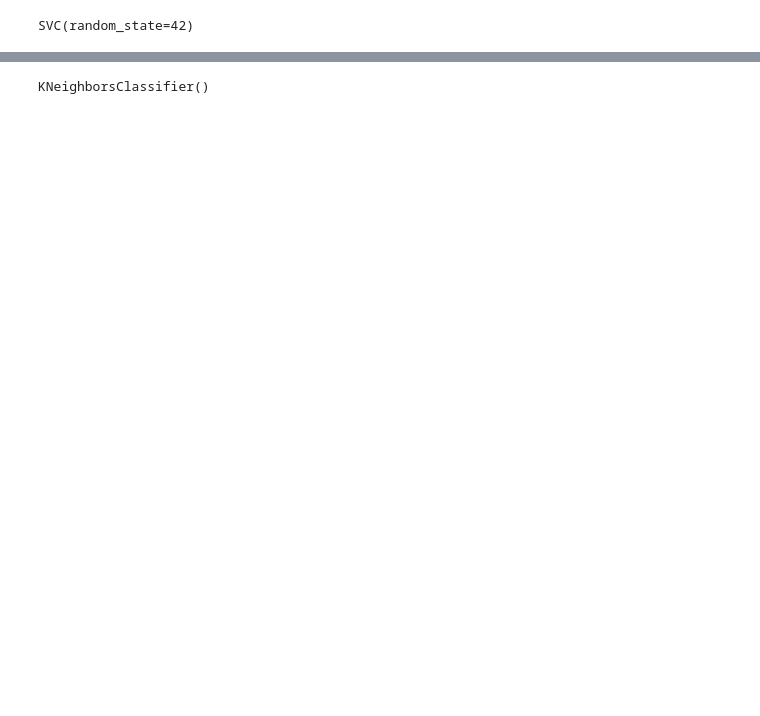
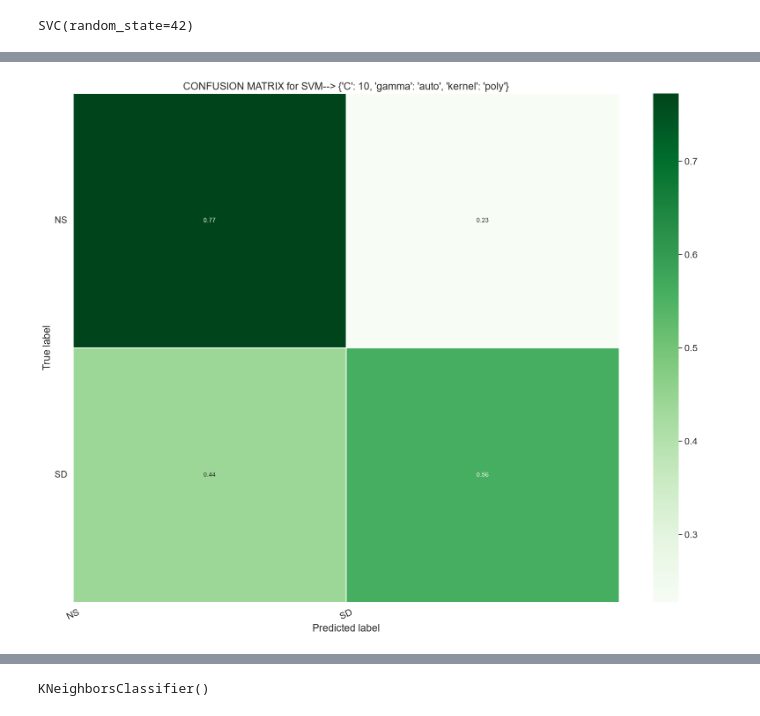
Before and after one commit to SuvaneshBaskaran404/EEG_normal_sleep_v-s_sleep_deprivation, a Jupyter notebook: Processing_3.ipynb, the cells around one changed output, grey strips where cells are left out. Drawn from its saved outputs; the diff is of its cells as text; code cells hidden in the pictures; blank space fills up the shorter version.

```diff
--- a/Processing_3.ipynb
+++ b/Processing_3.ipynb
@@ -582,3 +609,3 @@ param_grid = {'C': [0.1, 1, 10], 'kernel': ['linear', 'rbf', 'poly', 'sigmoid'],
 # %%
-#grid_predictions = grid.predict(X_test_features)
+grid_predictions = grid.predict(X_test_features)
 # %%
@@ -595,3 +639,39 @@ print("Accuracy:", accuracy)'''
+# %%
+from sklearn.metrics import confusion_matrix
+import matplotlib.pyplot as plt
+import seaborn as sns
+import numpy as np
+
+# Assuming y_test and grid_predictions are defined above
+matrix = confusion_matrix(y_true=y_test, y_pred=grid_predictions)
+matrix = matrix * 100
+matrix = matrix.astype('float') / matrix.sum(axis=1)[:, np.newaxis]
+
+plt.figure(figsize=(20,15))
+sns.set(font_scale=1.4)
+
+# Plotting the heatmap
+sns.heatmap(matrix, annot=True, annot_kws={'size':10}, cmap=plt.cm.Greens, linewidths=0.2)
+
+y_list = ['NS','SD']
+class_names = y_list
+
+# CORRECTED: 'np.arange' instead of 'np.arrange'
+tick_marks = np.arange(len(class_names))
+tick_marks2 = tick_marks + 0.5
+
+plt.xticks(tick_marks, class_names, rotation=25)
+plt.yticks(tick_marks2, class_names, rotation=0)
+
+plt.xlabel('Predicted label')
+# CORRECTED: plt.ylabel instead of plt.ylable, and 'label' instead of 'lable'
+plt.ylabel('True label')
+
+# CORRECTED: Formatted the title string properly so it doesn't crash
+plt.title(f'CONFUSION MATRIX for SVM--> {grid.best_params_}')
+plt.show()
+# %% [output]
+[figure, added]
 # %%
 from xgboost import XGBClassifier
 # %%
```
Also changed, not shown: parts of 32 cells of this notebook.
